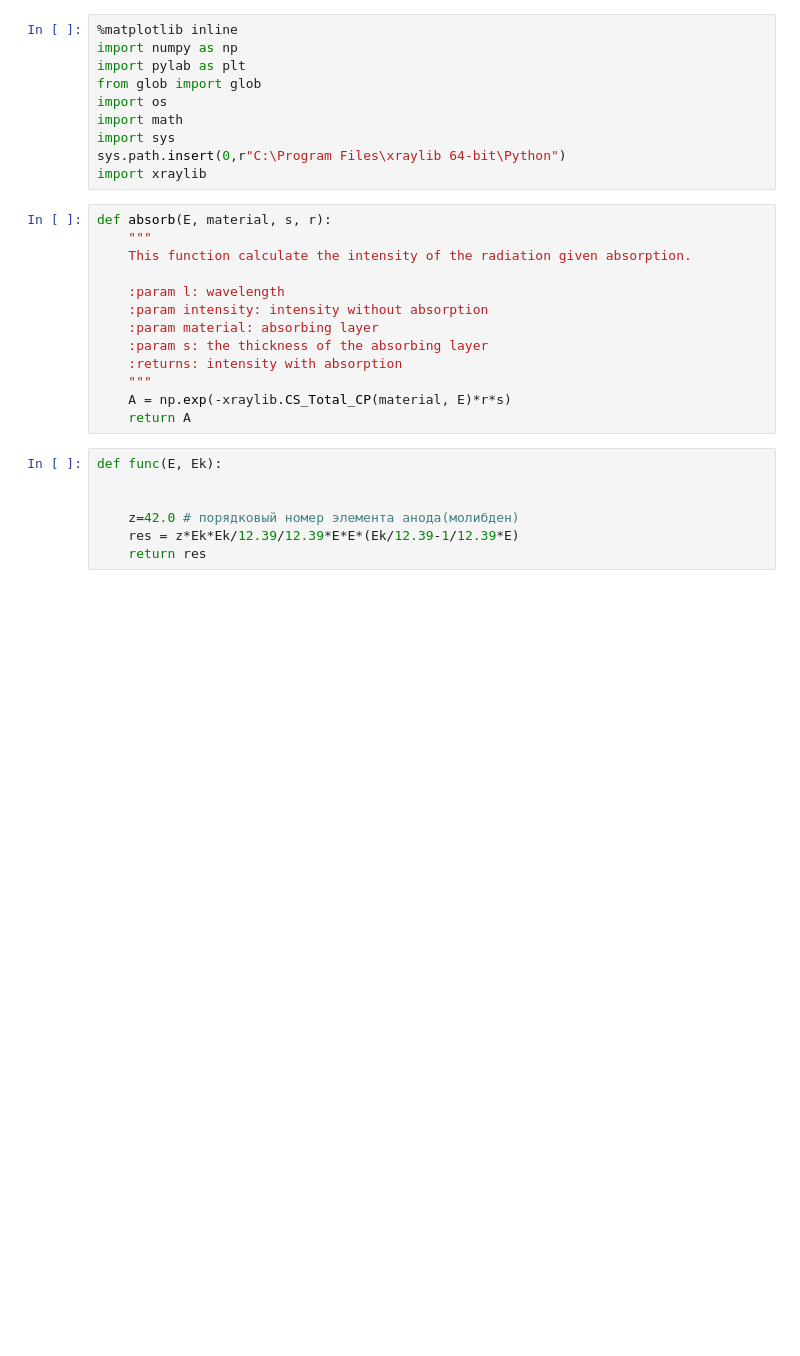
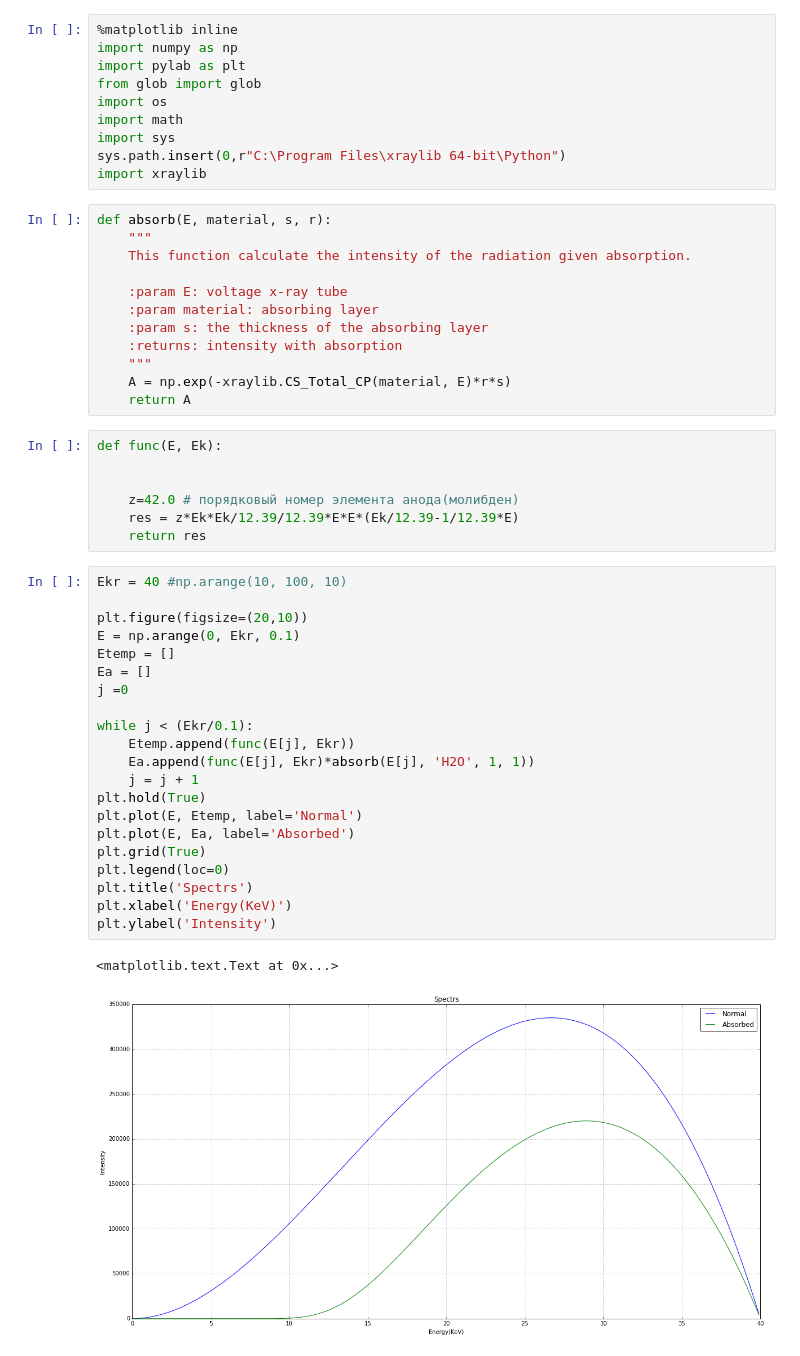
Before and after one commit to buzmakov/X-RAY-1, a Jupyter notebook: Detection_H2O.ipynb, the cells around one changed output. Saved outputs shown, nothing was run; the diff lists cells and outputs as text; blank space fills up the shorter version.

```diff
--- a/Detection_H2O.ipynb
+++ b/Detection_H2O.ipynb
@@ -13,8 +13,7 @@ def absorb(E, material, s, r):
     """
     This function calculate the intensity of the radiation given absorption.
 
-    :param l: wavelength
-    :param intensity: intensity without absorption
+    :param E: voltage x-ray tube
     :param material: absorbing layer
     :param s: the thickness of the absorbing layer
     :returns: intensity with absorption
@@ -28,3 +27,27 @@ def func(E, Ek):
     z=42.0 # порядковый номер элемента анода(молибден)
     res = z*Ek*Ek/12.39/12.39*E*E*(Ek/12.39-1/12.39*E)
     return res
+# %%
+Ekr = 40 #np.arange(10, 100, 10)
+
+plt.figure(figsize=(20,10))
+E = np.arange(0, Ekr, 0.1)
+Etemp = []
+Ea = []
+j =0
+
+while j < (Ekr/0.1):
+    Etemp.append(func(E[j], Ekr))
+    Ea.append(func(E[j], Ekr)*absorb(E[j], 'H2O', 1, 1))
+    j = j + 1
+plt.hold(True)
+plt.plot(E, Etemp, label='Normal')
+plt.plot(E, Ea, label='Absorbed')
+plt.grid(True)
+plt.legend(loc=0)
+plt.title('Spectrs')
+plt.xlabel('Energy(KeV)')
+plt.ylabel('Intensity')
+# %% [output]
+<matplotlib.text.Text at 0x...>
+[figure, added]
```
Also changed, not shown: parts of 4 cells of this notebook.
